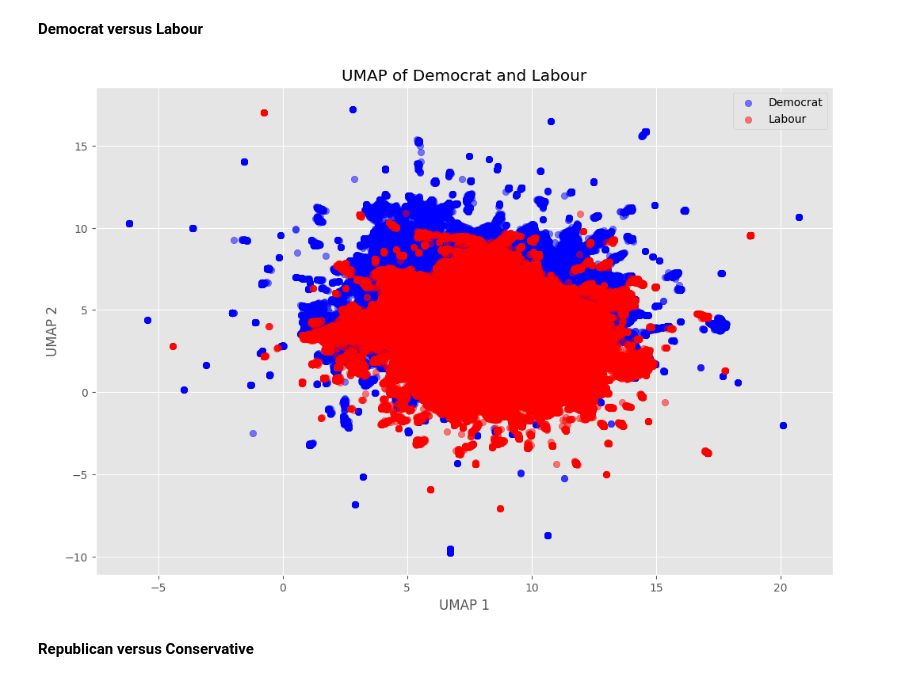
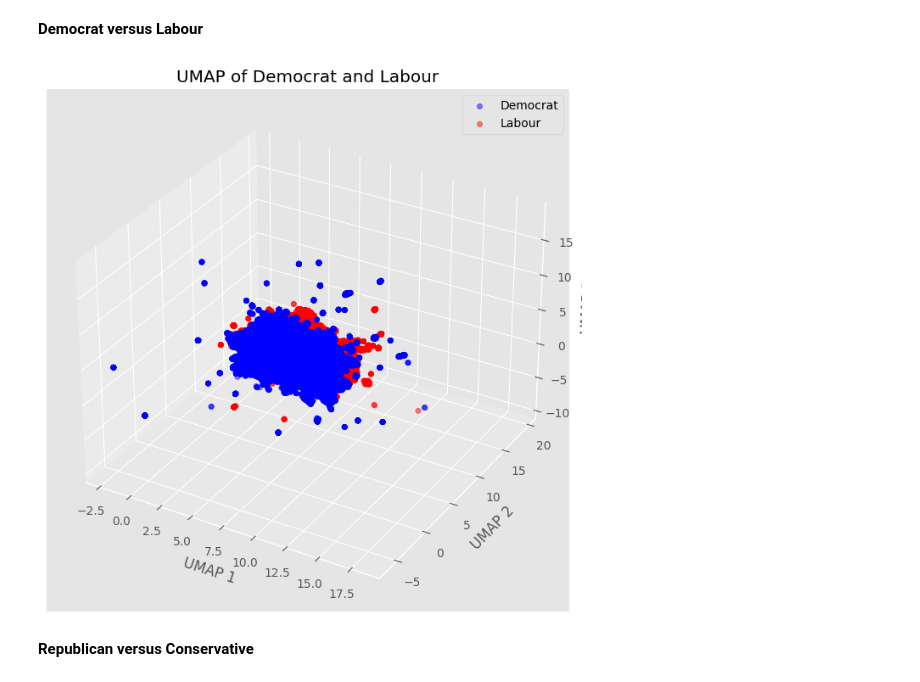
Before and after one commit to felixwallis/pir-dissertation, a Jupyter notebook: analysis/word_embeddings_analysis.ipynb, the cells around one changed output. Cells and saved outputs as stored; diff of their text form; code cells hidden in the pictures.

```diff
--- a/analysis/word_embeddings_analysis.ipynb
+++ b/analysis/word_embeddings_analysis.ipynb
@@ -174,22 +196,31 @@ plt.show()
 # %%
 democrat_mask = (congressional_record['party'] == 'D')
 labour_mask = (hansard['speech_party'] == 'Labour')
 
 umap_democrat_embeddings = umap_congressional_record_embeddings[democrat_mask]
 umap_labour_embeddings = umap_hansard_embeddings[labour_mask]
 
-plt.figure(figsize=(12, 8))
-plt.scatter(umap_democrat_embeddings[:, 0],
-            umap_democrat_embeddings[:, 1], alpha=0.5, c='blue', label='Democrat')
-plt.scatter(umap_labour_embeddings[:, 0],
-            umap_labour_embeddings[:, 1], alpha=0.5, c='red', label='Labour')
-plt.title('UMAP of Democrat and Labour')
-plt.xlabel('UMAP 1')
-plt.ylabel('UMAP 2')
-plt.legend()
+fig = plt.figure(figsize=(12, 8))
+ax = fig.add_subplot(111, projection='3d')
+
+ax.scatter(umap_democrat_embeddings[:, 0],
+           umap_democrat_embeddings[:, 1],
+           umap_democrat_embeddings[:, 2], alpha=0.5, c='blue', label='Democrat')
+
+ax.scatter(umap_labour_embeddings[:, 0],
+           umap_labour_embeddings[:, 1],
+           umap_labour_embeddings[:, 2], alpha=0.5, c='red', label='Labour')
+
+ax.set_xlabel('UMAP 1')
+ax.set_ylabel('UMAP 2')
+ax.set_zlabel('UMAP 3')
+ax.set_title('UMAP of Democrat and Labour')
+
+ax.legend()
+
 plt.show()
 # %% [output]
-[figure, old version]
+[figure, new version]
 # %% [markdown]
 **Republican versus Conservative**
 # %%
```
Also changed, not shown: parts of 14 cells of this notebook, 1 other file.
